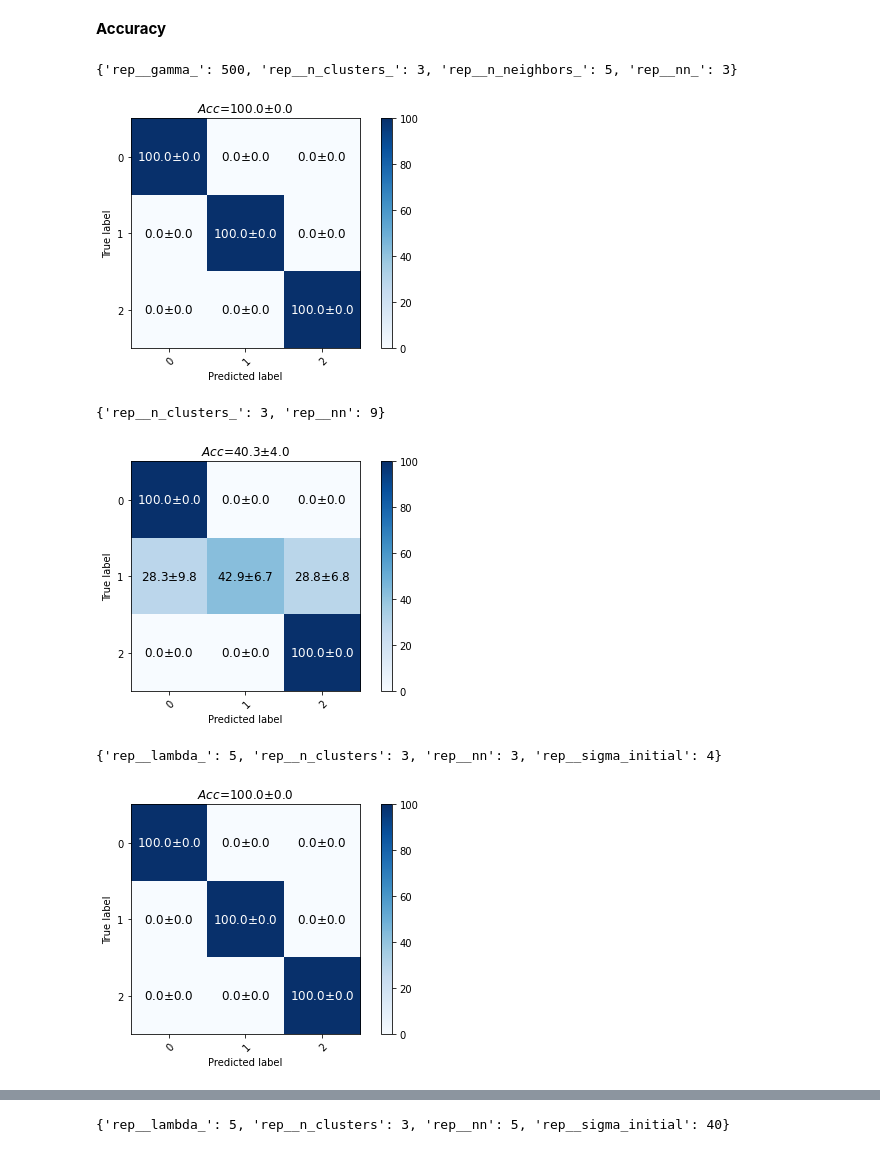
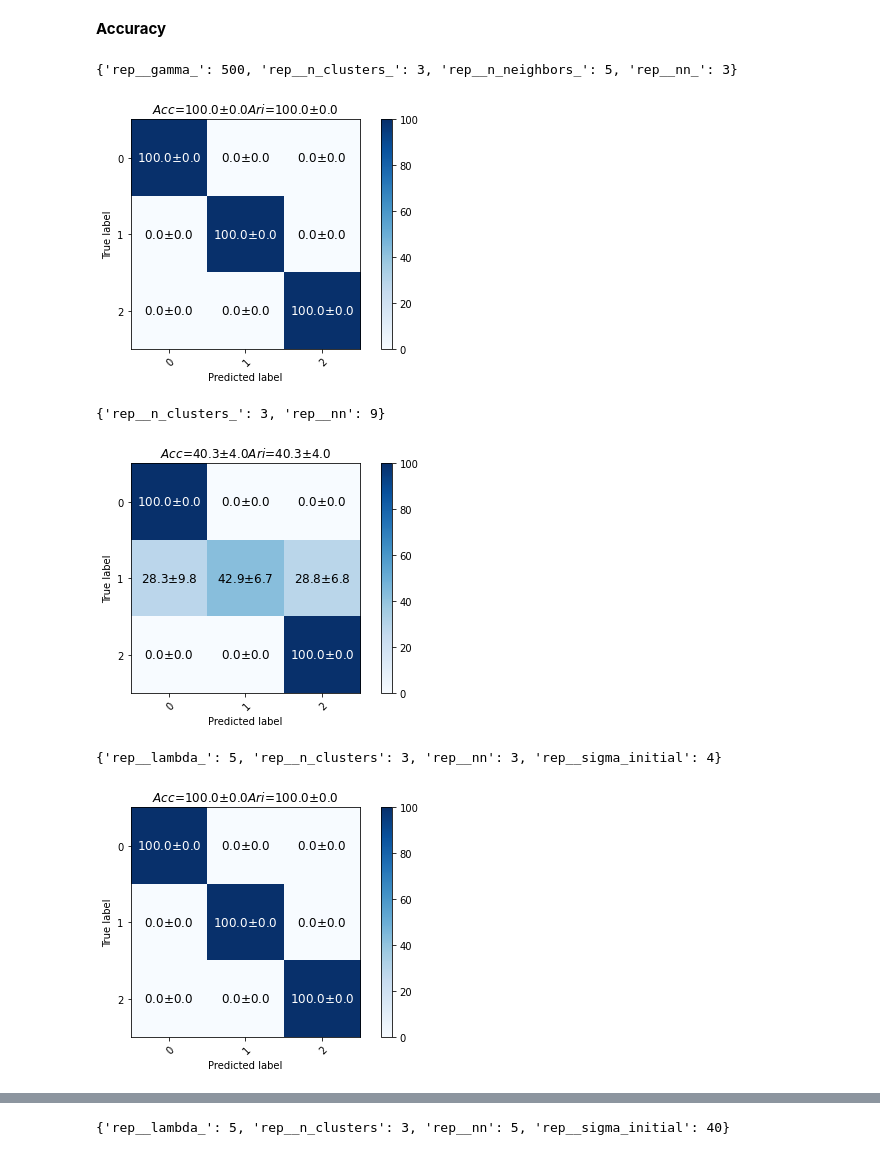
Before and after one commit to Bryan0122/PRI, a Jupyter notebook: PRI_Test.ipynb, the cells around one changed output, grey strips where cells are left out. Drawn from its saved outputs; the diff is of its cells as text; code cells hidden in the pictures.

```diff
--- a/PRI_Test.ipynb
+++ b/PRI_Test.ipynb
@@ -502,60 +501,66 @@ files.download(namefile+'.zip')
 ## SC
 SC = load('/content/PRI/happysc.joblib')
 acc_sc = SC['acc']
+ari_sc  =SC['ari']
 cmc_sc = SC['confusionmatrix']
 best_estimators_sc = SC['best_models']
 best_parameters_sc = SC['best_parameters']
 ## Kmean
 Knn = load('/content/PRI/happyKnn.joblib')
 acc_knn = Knn['acc']
+ari_knn  =Knn['ari']
 cmc_knn = Knn['confusionmatrix']
 best_estimators_knn = Knn['best_models']
 best_parameters_knn = Knn['best_parameters']
 ## FP
 FP = load('/content/PRI/happyFP.joblib')
 acc_fp = FP['acc']
+ari_fp  =FP['ari']
 cmc_fp = FP['confusionmatrix']
 best_estimators_fp = FP['best_models']
 best_parameters_fp = FP['best_parameters']
 ## Mini lotes
 SGD = load('/content/PRI/happySGD.joblib')
 acc_sgd = SGD['acc']
+ari_sgd  =SGD['ari']
 cmc_sgd = SGD['confusionmatrix']
 best_estimators_sgd = SGD['best_models']
 best_parameters_sgd = SGD['best_parameters']
 ## Adam
 SGDA = load('/content/PRI/happySGDA.joblib')
 acc_sgda = SGDA['acc']
+ari_sgda  =SGDA['ari']
 cmc_sgda = SGDA['confusionmatrix']
 best_estimators_sgda = SGDA['best_models']
 best_parameters_sgda = SGDA['best_parameters']
 ## Nadam
 SGDN = load('/content/PRI/happySGDN.joblib')
 acc_sgdn = SGDN['acc']
+ari_sgdn  =SGDN['ari']
 cmc_sgdn = SGDN['confusionmatrix']
 best_estimators_sgdn = SGDN['best_models']
 best_parameters_sgdn = SGDN['best_parameters']
 # %%
 plot_confusion_matrix_MS(np.mean(cmc_sc,axis=0), np.std(cmc_sc,axis=0), np.unique(labels_happy))
-plt.title('${Acc}$='+ format(np.mean(acc_sc),'.1f') +'$\pm$'+ format(np.std(acc_sc),'.1f'))
+plt.title('${Acc}$='+ format(np.mean(acc_sc),'.1f') +'$\pm$'+ format(np.std(acc_sc),'.1f')+'${ Ari}$='+ format(np.mean(ari_sc),'.1f') +'$\pm$'+ format(np.std(ari_sc),'.1f'))
 print(best_parameters_sc[0])
 # %% [output]
 {'rep__gamma_': 500, 'rep__n_clusters_': 3, 'rep__n_neighbors_': 5, 'rep__nn_': 3}
-[figure, old version]
+[figure, new version]
 # %%
 plot_confusion_matrix_MS(np.mean(cmc_knn,axis=0), np.std(cmc_knn,axis=0), np.unique(labels_happy))
-plt.title('${Acc}$='+ format(np.mean(acc_knn),'.1f') +'$\pm$'+ format(np.std(acc_knn),'.1f'))
+plt.title('${Acc}$='+ format(np.mean(acc_knn),'.1f') +'$\pm$'+ format(np.std(acc_knn),'.1f')+'${Ari}$='+ format(np.mean(ari_knn),'.1f') +'$\pm$'+ format(np.std(ari_knn),'.1f'))
 print(best_parameters_knn[0])
 # %% [output]
 {'rep__n_clusters_': 3, 'rep__nn': 9}
-[figure, old version]
+[figure, new version]
 # %%
 
 plot_confusion_matrix_MS(np.mean(cmc_fp,axis=0), np.std(cmc_fp,axis=0), np.unique(labels_happy))
-plt.title('${Acc}$='+ format(np.mean(acc_fp),'.1f') +'$\pm$'+ format(np.std(acc_fp),'.1f'))
+plt.title('${Acc}$='+ format(np.mean(acc_fp),'.1f') +'$\pm$'+ format(np.std(acc_fp),'.1f')+'${Ari}$='+ format(np.mean(ari_fp),'.1f') +'$\pm$'+ format(np.std(ari_fp),'.1f'))
 print(best_parameters_fp[0])
 # %% [output]
 {'rep__lambda_': 5, 'rep__n_clusters': 3, 'rep__nn': 3, 'rep__sigma_initial': 4}
-[figure, old version]
+[figure, new version]
 # %%
 plot_confusion_matrix_MS(np.mean(cmc_sgd,axis=0), np.std(cmc_sgd,axis=0), np.unique(labels_happy))
```
Also changed, not shown: parts of 11 cells of this notebook.
